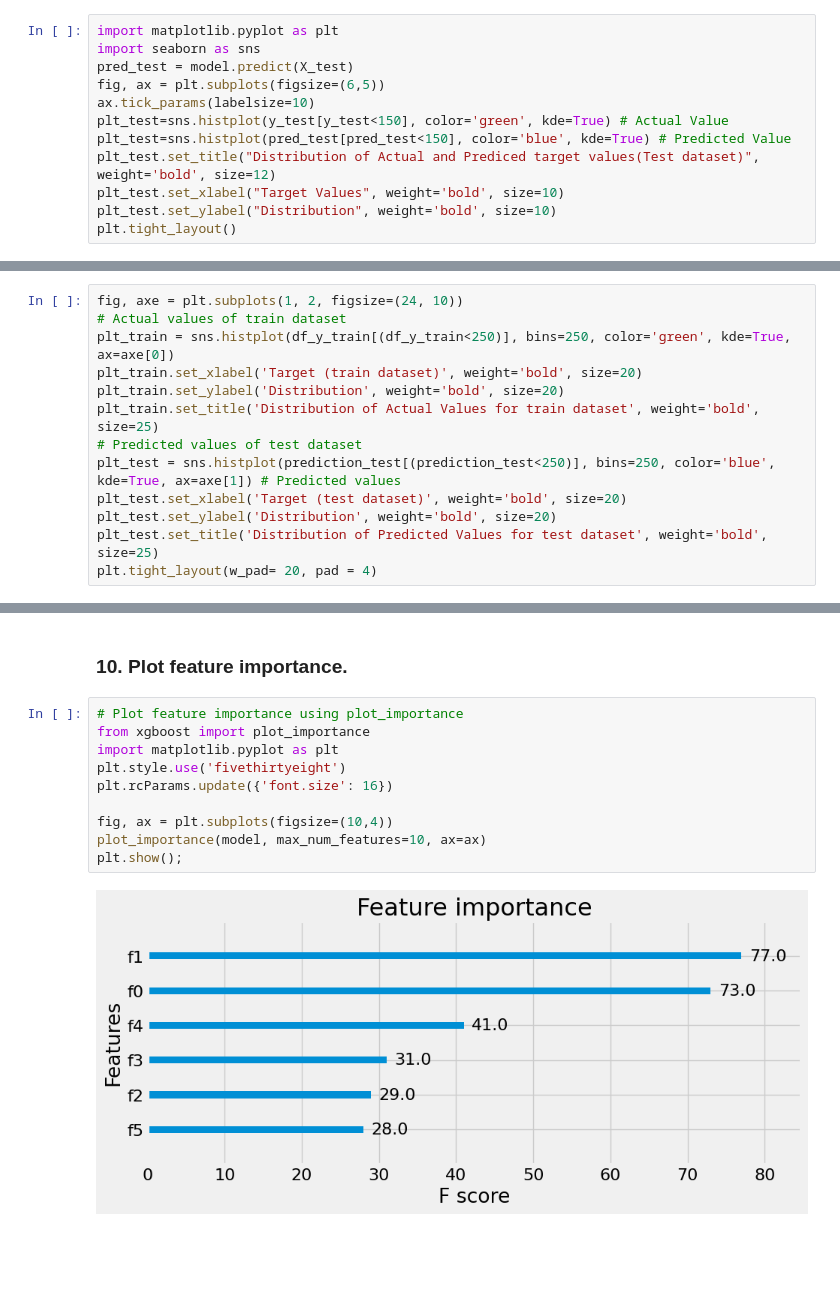
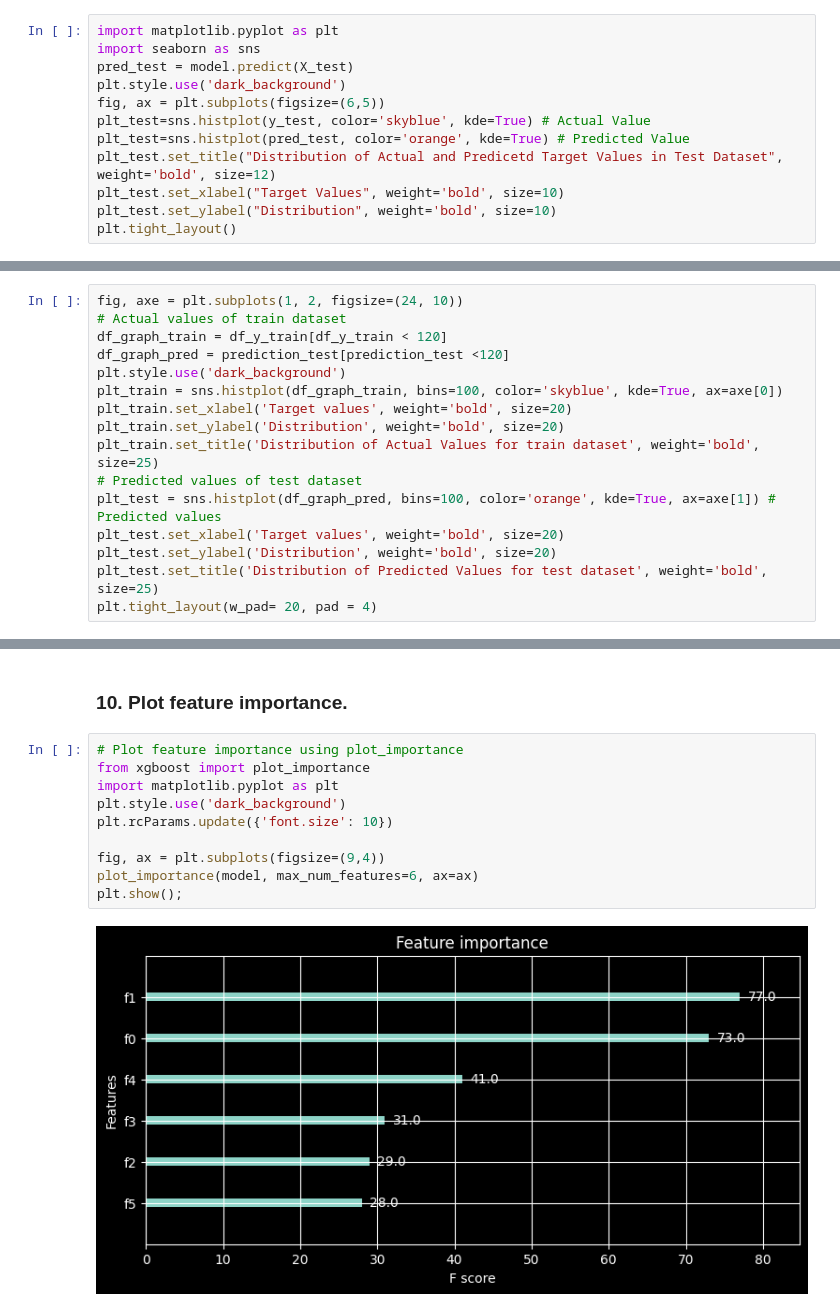
Before and after one commit to sunny4dmk/Machin-Learning-with-Python, a Jupyter notebook: XGBoostRegression_GreenManufacturing/GreenerManufacturing.ipynb, the cells around one changed output, grey strips where cells are left out. Cells and saved outputs as stored; diff of their text form; blank space fills up the shorter version.

```diff
--- a/XGBoostRegression_GreenManufacturing/GreenerManufacturing.ipynb
+++ b/XGBoostRegression_GreenManufacturing/GreenerManufacturing.ipynb
@@ -590,11 +590,11 @@ RMSE : 11.61
 import matplotlib.pyplot as plt
 import seaborn as sns
 pred_test = model.predict(X_test)
+plt.style.use('dark_background')
 fig, ax = plt.subplots(figsize=(6,5))
-ax.tick_params(labelsize=10)
-plt_test=sns.histplot(y_test[y_test<150], color='green', kde=True) # Actual Value
-plt_test=sns.histplot(pred_test[pred_test<150], color='blue', kde=True) # Predicted Value
-plt_test.set_title("Distribution of Actual and Prediced target values(Test dataset)", weight='bold', size=12)
+plt_test=sns.histplot(y_test, color='skyblue', kde=True) # Actual Value
+plt_test=sns.histplot(pred_test, color='orange', kde=True) # Predicted Value
+plt_test.set_title("Distribution of Actual and Predicetd Target Values in Test Dataset", weight='bold', size=12)
 plt_test.set_xlabel("Target Values", weight='bold', size=10)
 plt_test.set_ylabel("Distribution", weight='bold', size=10)
 plt.tight_layout()
@@ -694,13 +693,16 @@ print(prediction_test)
 # %%
 fig, axe = plt.subplots(1, 2, figsize=(24, 10))
 # Actual values of train dataset
-plt_train = sns.histplot(df_y_train[(df_y_train<250)], bins=250, color='green', kde=True, ax=axe[0])
-plt_train.set_xlabel('Target (train dataset)', weight='bold', size=20)
+df_graph_train = df_y_train[df_y_train < 120]
+df_graph_pred = prediction_test[prediction_test <120]
+plt.style.use('dark_background')
+plt_train = sns.histplot(df_graph_train, bins=100, color='skyblue', kde=True, ax=axe[0])
+plt_train.set_xlabel('Target values', weight='bold', size=20)
 plt_train.set_ylabel('Distribution', weight='bold', size=20)
 plt_train.set_title('Distribution of Actual Values for train dataset', weight='bold', size=25)
 # Predicted values of test dataset
-plt_test = sns.histplot(prediction_test[(prediction_test<250)], bins=250, color='blue', kde=True, ax=axe[1]) # Predicted values
-plt_test.set_xlabel('Target (test dataset)', weight='bold', size=20)
+plt_test = sns.histplot(df_graph_pred, bins=100, color='orange', kde=True, ax=axe[1]) # Predicted values
+plt_test.set_xlabel('Target values', weight='bold', size=20)
 plt_test.set_ylabel('Distribution', weight='bold', size=20)
 plt_test.set_title('Distribution of Predicted Values for test dataset', weight='bold', size=25)
 plt.tight_layout(w_pad= 20, pad = 4)
@@ -711,13 +713,13 @@ plt.tight_layout(w_pad= 20, pad = 4)
 # %%
 # Plot feature importance using plot_importance
 from xgboost import plot_importance
 import matplotlib.pyplot as plt
-plt.style.use('fivethirtyeight')
-plt.rcParams.update({'font.size': 16})
+plt.style.use('dark_background')
+plt.rcParams.update({'font.size': 10})
 
-fig, ax = plt.subplots(figsize=(10,4))
-plot_importance(model, max_num_features=10, ax=ax)
+fig, ax = plt.subplots(figsize=(9,4))
+plot_importance(model, max_num_features=6, ax=ax)
 plt.show();
 # %% [output]
-[figure, old version]
+[figure, new version]
 # %% [markdown]
```
Also changed, not shown: parts of 6 cells of this notebook.
